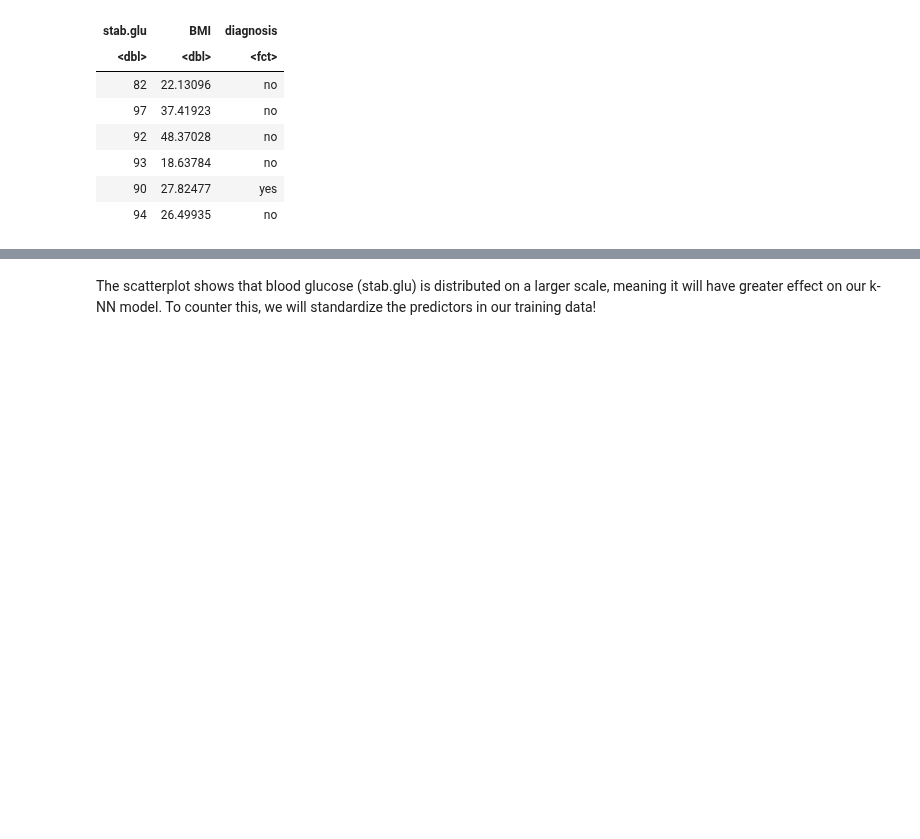
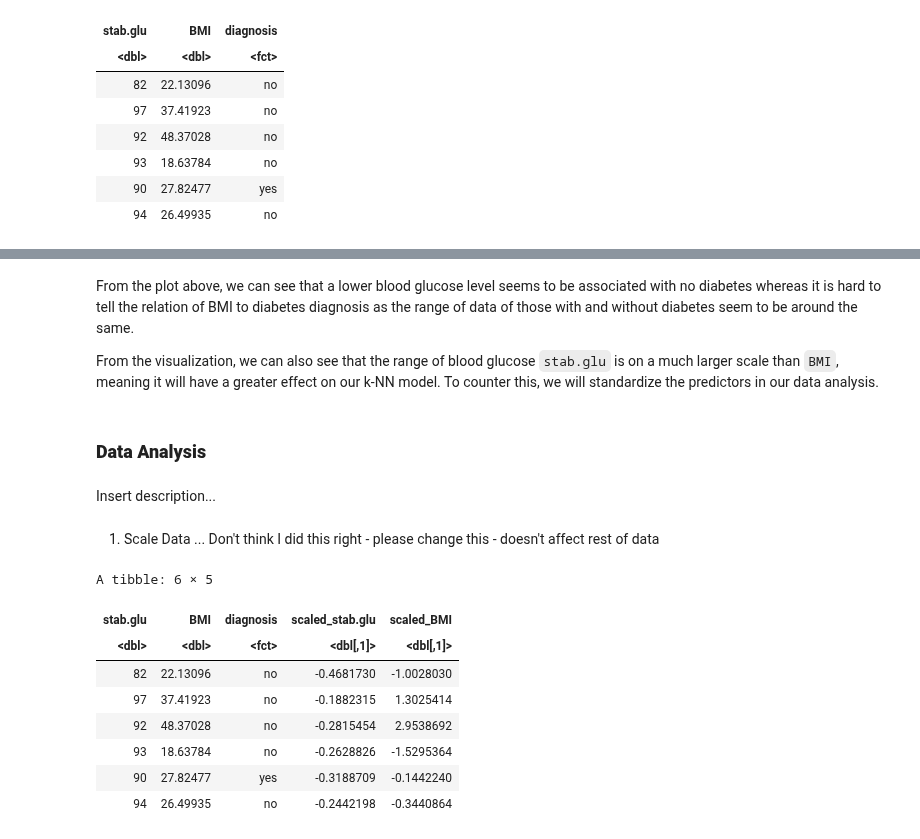
Before and after one commit to wmma2/group_18_project, a Jupyter notebook: Final_report.ipynb, the cells around one changed output, grey strips where cells are left out. Drawn from its saved outputs; the diff is of its cells as text; code cells hidden in the pictures; blank space fills up the shorter version.

```diff
--- a/Final_report.ipynb
+++ b/Final_report.ipynb
@@ -195,2 +224,26 @@ train_plot
 # %% [markdown]
-The scatterplot shows that blood glucose (stab.glu) is distributed on a larger scale, meaning it will have greater effect on our k-NN model. To counter this, we will standardize the predictors in our training data!
+From the plot above, we can see that a lower blood glucose level seems to be associated with no diabetes whereas it is hard to tell the relation of BMI to diabetes diagnosis as the range of data of those with and without diabetes seem to be around the same.
+
+From the visualization, we can also see that the range of blood glucose `stab.glu` is on a much larger scale than `BMI`, meaning it will have a greater effect on our k-NN model. To counter this, we will standardize the predictors in our data analysis.
+# %% [markdown]
+### **Data Analysis**
+# %% [markdown]
+Insert description...
+# %% [markdown]
+1) Scale Data ... Don't think I did this right - please change this - doesn't affect rest of data
+# %%
+diabetes_data_scaled <- tidy_diabetes |>
+    mutate(scaled_stab.glu = scale(stab.glu, center = TRUE),
+           scaled_BMI = scale(BMI, center = TRUE))
+
+head(diabetes_data_scaled)
+# %% [output]
+A tibble: 6 × 5
+| stab.glu | BMI | diagnosis | scaled_stab.glu | scaled_BMI |
+| <dbl> | <dbl> | <fct> | <dbl[,1]> | <dbl[,1]> |
+| 82 | 22.13096 | no | -0.4681730 | -1.0028030 |
+| 97 | 37.41923 | no | -0.1882315 | 1.3025414 |
+| 92 | 48.37028 | no | -0.2815454 | 2.9538692 |
+| 93 | 18.63784 | no | -0.2628826 | -1.5295364 |
+| 90 | 27.82477 | yes | -0.3188709 | -0.1442240 |
+| 94 | 26.49935 | no | -0.2442198 | -0.3440864 |
```
Also changed, not shown: parts of 16 cells of this notebook.
